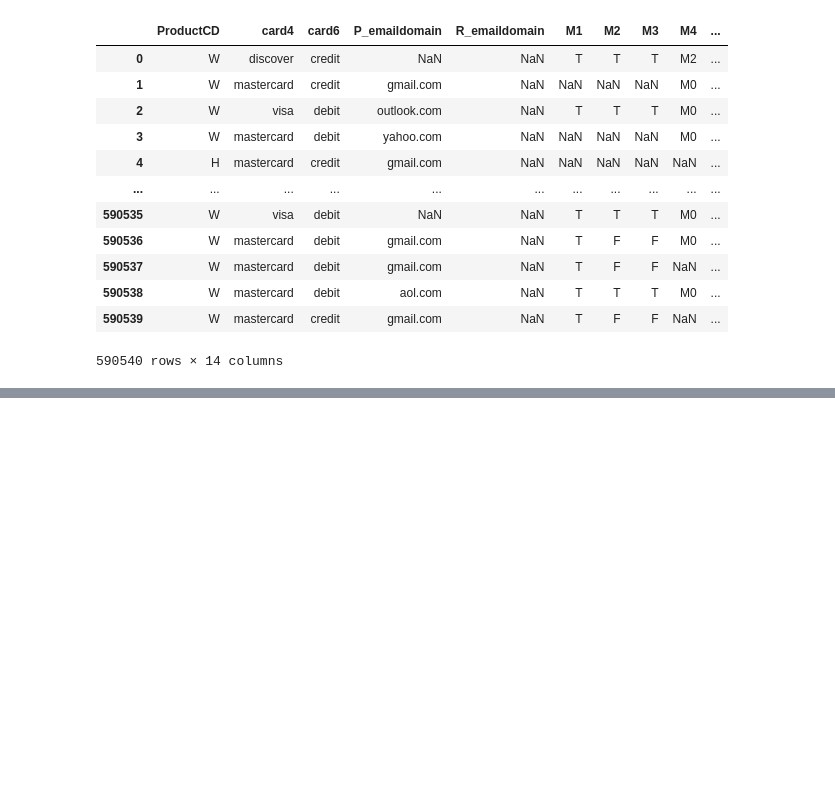
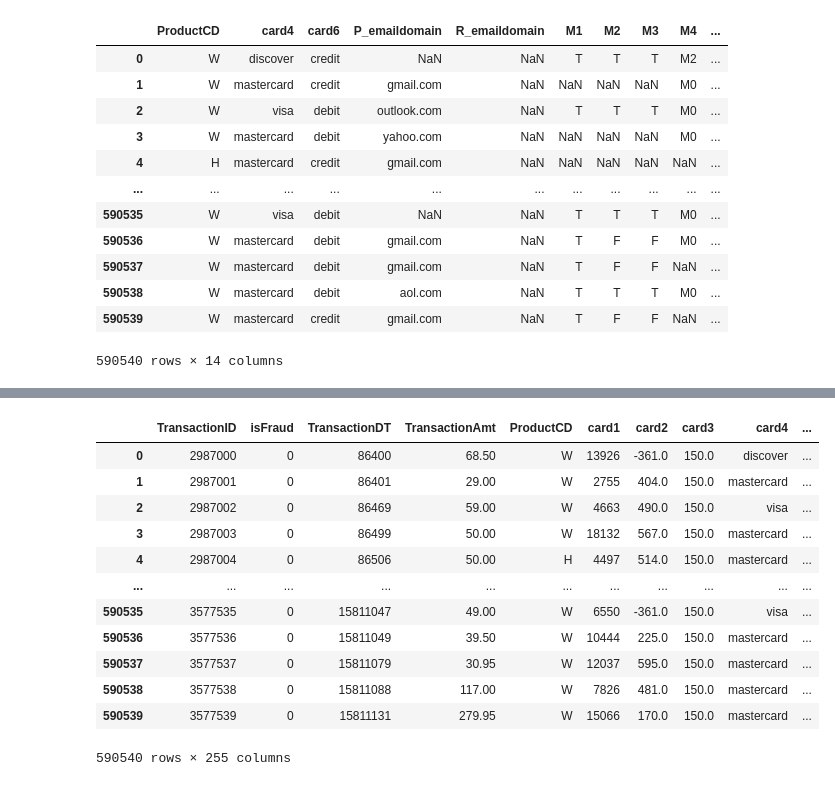
Before and after one commit to KrishBnsl/paykrypt, a Jupyter notebook: data_preprocess.ipynb, the cells around one changed output, grey strips where cells are left out. Cells and saved outputs as stored; diff of their text form; code cells hidden in the pictures; blank space fills up the shorter version.

```diff
--- a/data_preprocess.ipynb
+++ b/data_preprocess.ipynb
@@ -3,8 +3,8 @@ import numpy as np
 import pandas as pd
 import matplotlib.pyplot as plt
 # %%
-trans_df = pd.read_csv("train_transaction.csv")
-iden_df = pd.read_csv("train_identity.csv")
+trans_df = pd.read_csv("dataset/train_transaction.csv")
+iden_df = pd.read_csv("dataset/train_identity.csv")
 # %%
 trans_df
 # %% [output]
@@ -121,7 +121,3 @@ dic
  'V337': 508189,
  'V338': 508189,
  'V339': 508189}
-# %%
-for i in dic:
-    if i.startswith("V"):
-        print(dic[i])
@@ -179,0 +156,9 @@ trans_df.corr(min_periods=10,numeric_only=True)
+# %%
+trans_df.drop(columns=[
+    'R_emaildomain',
+    'D2', 'D3', 'D4', 'D5', 'D6', 'D7', 'D8', 'D9', 'D11', 'D12', 'D13', 'D14',
+    'M1', 'M2', 'M3', 'M4', 'M5', 'M7', 'M8', 'M9',
+    *[f'V{i}' for i in range(1, 12)],
+    *[f'V{i}' for i in range(138, 279)],
+    *[f'V{i}' for i in range(322, 340)]
+], inplace=True)
@@ -179,0 +414,16 @@ trans_df.corr(min_periods=10,numeric_only=True)
+# %%
+wild_df
+# %% [output]
+|  | TransactionID | isFraud | TransactionDT | TransactionAmt | ProductCD | card1 | card2 | card3 | card4 | ... |
+| 0 | 2987000 | 0 | 86400 | 68.50 | W | 13926 | -361.0 | 150.0 | discover | ... |
+| 1 | 2987001 | 0 | 86401 | 29.00 | W | 2755 | 404.0 | 150.0 | mastercard | ... |
+| 2 | 2987002 | 0 | 86469 | 59.00 | W | 4663 | 490.0 | 150.0 | visa | ... |
+| 3 | 2987003 | 0 | 86499 | 50.00 | W | 18132 | 567.0 | 150.0 | mastercard | ... |
+| 4 | 2987004 | 0 | 86506 | 50.00 | H | 4497 | 514.0 | 150.0 | mastercard | ... |
+| ... | ... | ... | ... | ... | ... | ... | ... | ... | ... | ... |
+| 590535 | 3577535 | 0 | 15811047 | 49.00 | W | 6550 | -361.0 | 150.0 | visa | ... |
+| 590536 | 3577536 | 0 | 15811049 | 39.50 | W | 10444 | 225.0 | 150.0 | mastercard | ... |
+| 590537 | 3577537 | 0 | 15811079 | 30.95 | W | 12037 | 595.0 | 150.0 | mastercard | ... |
+| 590538 | 3577538 | 0 | 15811088 | 117.00 | W | 7826 | 481.0 | 150.0 | mastercard | ... |
+| 590539 | 3577539 | 0 | 15811131 | 279.95 | W | 15066 | 170.0 | 150.0 | mastercard | ... |
+590540 rows × 255 columns
```
Also changed, not shown: parts of 10 cells of this notebook.
